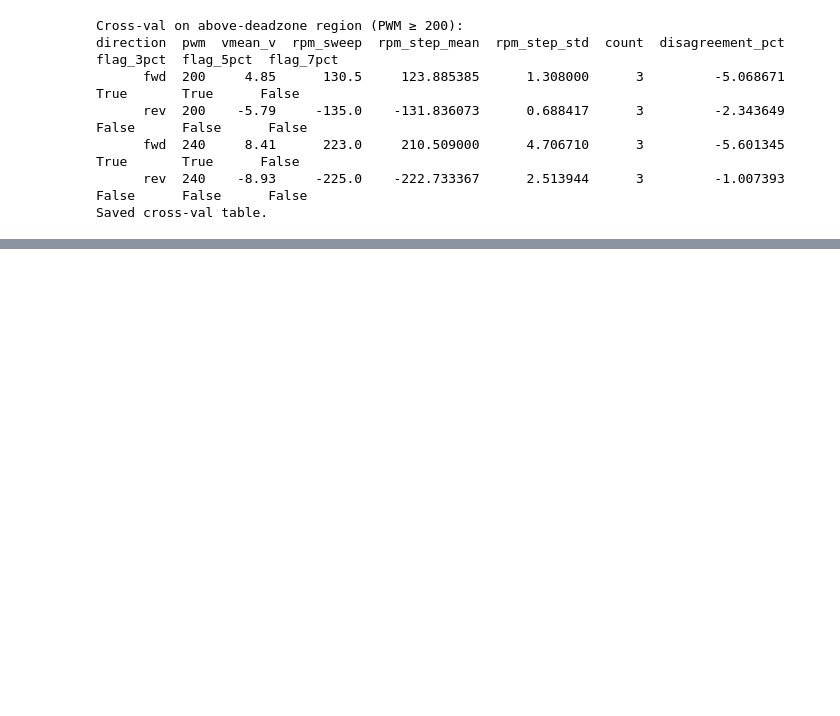
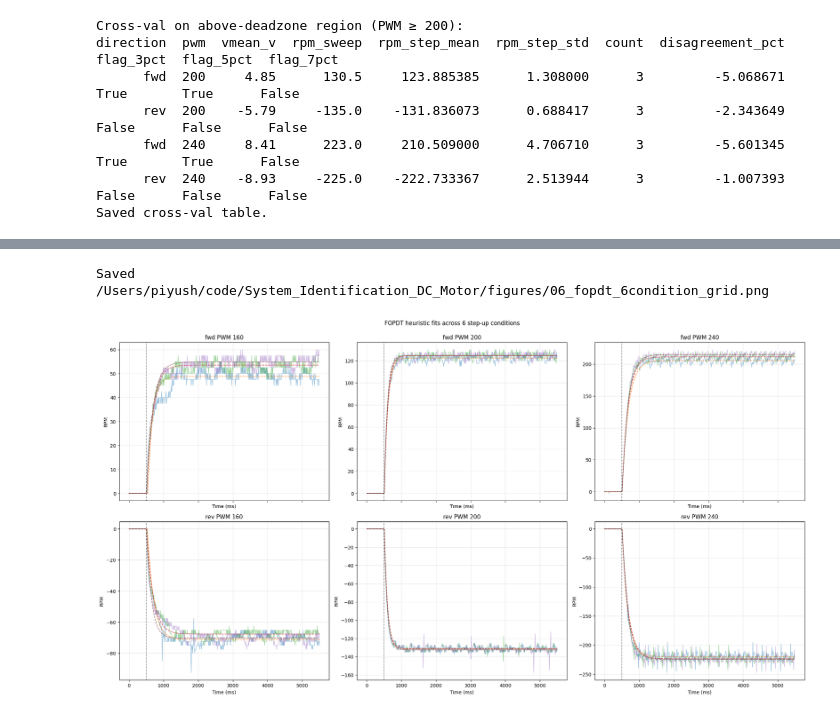
Before and after one commit to Piyushiitk24/System_Identification_DC_Motor, a Jupyter notebook: notebooks/03_step_responses.ipynb, the cells around one changed output, grey strips where cells are left out. Cells and saved outputs as stored; diff of their text form; code cells hidden in the pictures; blank space fills up the shorter version.

```diff
--- a/notebooks/03_step_responses.ipynb
+++ b/notebooks/03_step_responses.ipynb
@@ -116,0 +254,24 @@ Saved cross-val table.
+# %%
+conditions = [("fwd", 160), ("fwd", 200), ("fwd", 240), ("rev", 160), ("rev", 200), ("rev", 240)]
+fig, axes = plt.subplots(2, 3, figsize=(21, 11.2), sharex=True)
+for ax, (direction, pwm) in zip(axes.ravel(), conditions):
+    for run in sorted(r for (d, p, r) in trials if d == direction and p == pwm):
+        df = trials[(direction, pwm, run)]
+        fit = fopdt_trial.query("direction == @direction and pwm == @pwm and run == @run").iloc[0]
+        model = fopdt_predict(df["t_ms"], fit["K_ss"], fit["Td_ms"], fit["tau_ms"])
+        ax.plot(df["t_ms"], df["rpm"], alpha=0.45, linewidth=1.0)
+        ax.plot(df["t_ms"], model, alpha=0.85, linewidth=1.2, linestyle="--")
+    ax.axvline(STEP_START_MS, color="black", linestyle=":", linewidth=1.0)
+    ax.set_title(f"{direction} PWM {pwm}")
+    ax.grid(True, alpha=0.3)
+    ax.set_xlabel("Time (ms)")
+    ax.set_ylabel("RPM")
+fig.suptitle("FOPDT heuristic fits across 6 step-up conditions", y=0.995)
+fig.tight_layout()
+out = FIG_DIR / "06_fopdt_6condition_grid.png"
+fig.savefig(out, dpi=100)
+print(f"Saved {out}")
+plt.show()
+# %% [output]
+Saved /Users/piyush/code/System_Identification_DC_Motor/figures/06_fopdt_6condition_grid.png
+[figure, added]
```
Also changed, not shown: parts of 6 cells of this notebook, 6 other files.
